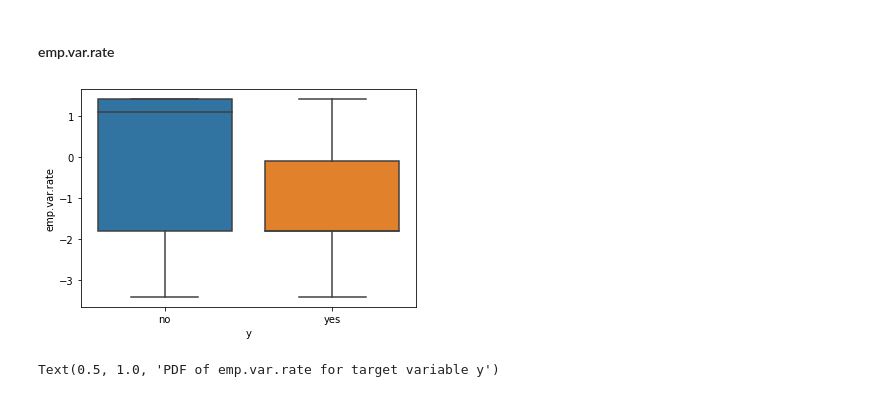
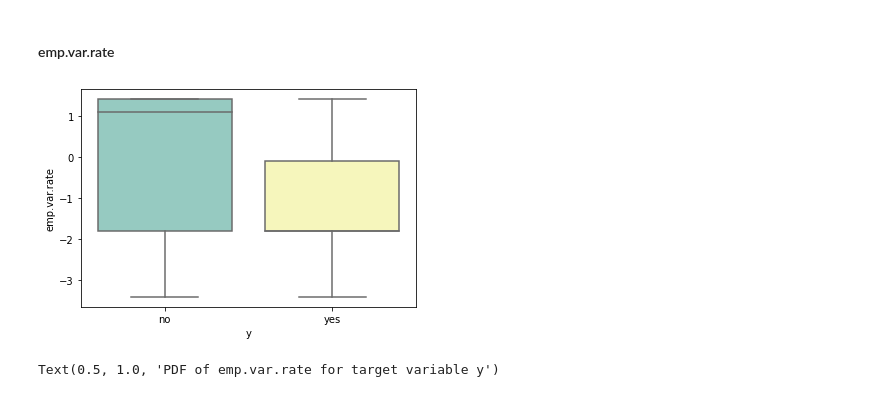
Before and after one commit to RistovaIvona/Bank-Marketing, a Jupyter notebook: DataVisualization.ipynb, the cells around one changed output. Drawn from its saved outputs; the diff is of its cells as text; code cells hidden in the pictures.

```diff
--- a/DataVisualization.ipynb
+++ b/DataVisualization.ipynb
@@ -286,10 +269,10 @@ Text(0.5, 1.0, 'PDF of campaign for target variable y')
 #### emp.var.rate
 # %%
 %matplotlib inline
-sns.boxplot(data=data, x="y", y="emp.var.rate")
+sns.boxplot(data=data, x="y", y="emp.var.rate", palette="Set3")
 plt.show()
 # %% [output]
-[figure, old version]
+[figure, new version]
 # %%
 sns.FacetGrid(data, hue='y', size=5) \
 .map(sns.distplot, 'emp.var.rate') \
```
Also changed, not shown: parts of 12 cells of this notebook.
